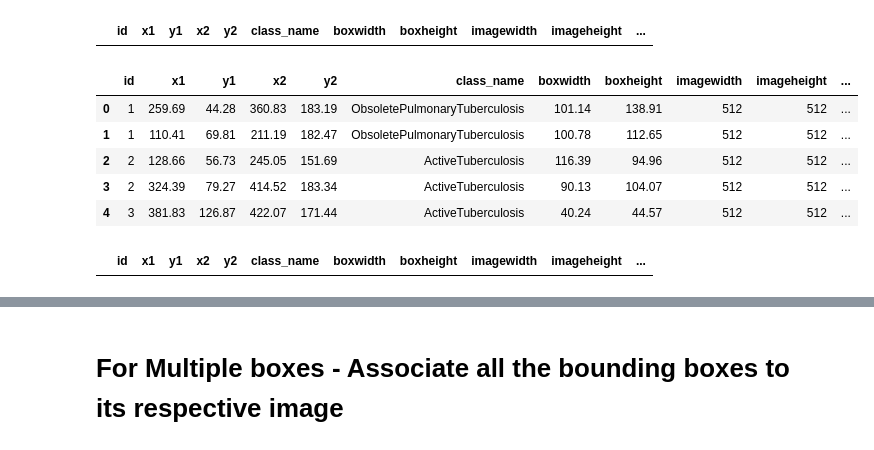
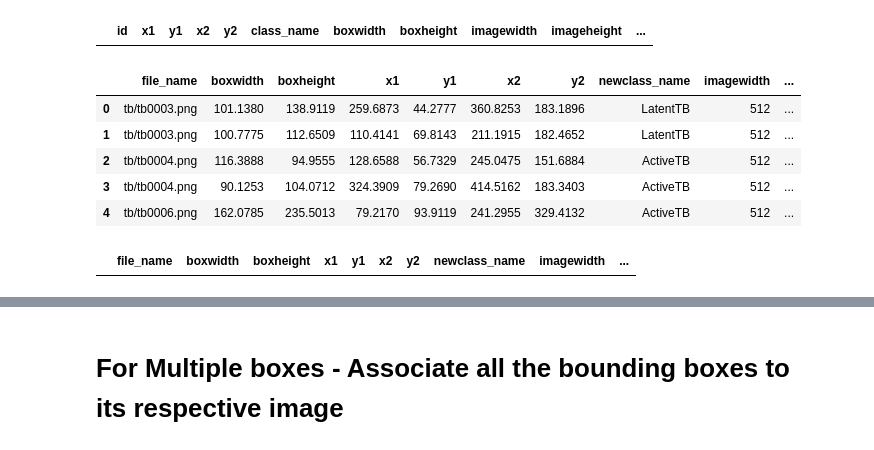
Before and after one commit to rg00345636/blog_new, a Jupyter notebook: notebook-experimenttb1_23JulyV1.ipynb, the cells around one changed output, grey strips where cells are left out. Drawn from its saved outputs; the diff is of its cells as text; code cells hidden in the pictures.

```diff
--- a/notebook-experimenttb1_23JulyV1.ipynb
+++ b/notebook-experimenttb1_23JulyV1.ipynb
@@ -1580,0 +1872,5 @@ df_allval.head()
+# %%
+# Peform ROUNDINg before Concatenating
+
+bbox_df_trainval = bbox_df_trainval.round(4)
+bbox_df_trainval.head()
@@ -1580,0 +1937,7 @@ df_allval.head()
+# %%
+width_ratio = 256 / bbox_df_val.imageheight
+height_ratio = 256 / bbox_df_val.imagewidth
+width_ratio = width_ratio.rename('width_ratio')
+height_ratio = height_ratio.rename('height_ratio')
+bbox_df_val = pd.concat([bbox_df_val, width_ratio, height_ratio], axis=1)
+bbox_df_train.head(2)
@@ -1580,0 +1950,15 @@ df_allval.head()
+# %%
+true_xmin = bbox_df_val.x1 * bbox_df_val.width_ratio
+true_ymin = bbox_df_val.y1 * bbox_df_val.height_ratio
+true_xmax = bbox_df_val.x2 * bbox_df_val.width_ratio
+true_ymax = bbox_df_val.y2 * bbox_df_val.height_ratio
+#true_width = (bbox_df_val.x2 - bbox_df_val.x1) * bbox_df_val.width_ratio
+#true_height = (bbox_df_val.y2 - bbox_df_val.y1) * bbox_df_val.height_ratio
+true_xmin = true_xmin.rename('true_xmin')
+true_ymin = true_ymin.rename('true_ymin')
+true_xmax = true_xmax.rename('true_xmax')
+true_ymax = true_ymax.rename('true_ymax')
+#true_width = true_width.rename('true_width')
+#true_height = true_height.rename('true_height')
+bbox_df_val = pd.concat([bbox_df_val, true_xmin, true_ymin, true_xmax, true_ymax], axis=1)
+bbox_df_val.head()
@@ -1580,0 +1972,3 @@ df_allval.head()
+# %%
+bbox_df_val = bbox_df_val.round(4)
+bbox_df_val.head()
@@ -1585,19 +1988,19 @@ df_allval[df_allval.file_name.isna() == True]
 # %%
 bbox = []
-for i in range(len(df_alltrainval)):
-    xmin = df_alltrainval.iloc[i, 1]
-    ymin = df_alltrainval.iloc[i, 2]
-    xmax = df_alltrainval.iloc[i, 6]  # --
-    ymax = df_alltrainval.iloc[i, 7]
+for i in range(len(bbox_df_val)):
+    xmin = bbox_df_val.iloc[i, 3]
+    ymin = bbox_df_val.iloc[i, 4]
+    xmax = bbox_df_val.iloc[i, 5]  # --
+    ymax = bbox_df_val.iloc[i, 6]
     bbox.append([xmin, ymin, xmax, ymax])
 bbox = pd.Series(bbox)
 bbox = bbox.rename('bbox')
-df_alltrainval = pd.concat([df_alltrainval, bbox], axis=1)
-df_alltrainval.head()
+bbox_df_val = pd.concat([bbox_df_val, bbox], axis=1)
+bbox_df_val.head()
 # %% [output]
-|  | id | x1 | y1 | x2 | y2 | class_name | boxwidth | boxheight | imagewidth | imageheight | ... |
-| 0 | 1 | 259.69 | 44.28 | 360.83 | 183.19 | ObsoletePulmonaryTuberculosis | 101.14 | 138.91 | 512 | 512 | ... |
-| 1 | 1 | 110.41 | 69.81 | 211.19 | 182.47 | ObsoletePulmonaryTuberculosis | 100.78 | 112.65 | 512 | 512 | ... |
-| 2 | 2 | 128.66 | 56.73 | 245.05 | 151.69 | ActiveTuberculosis | 116.39 | 94.96 | 512 | 512 | ... |
-| 3 | 2 | 324.39 | 79.27 | 414.52 | 183.34 | ActiveTuberculosis | 90.13 | 104.07 | 512 | 512 | ... |
-| 4 | 3 | 381.83 | 126.87 | 422.07 | 171.44 | ActiveTuberculosis | 40.24 | 44.57 | 512 | 512 | ... |
+|  | file_name | boxwidth | boxheight | x1 | y1 | x2 | y2 | newclass_name | imagewidth | ... |
+| 0 | tb/tb0003.png | 101.1380 | 138.9119 | 259.6873 | 44.2777 | 360.8253 | 183.1896 | LatentTB | 512 | ... |
+| 1 | tb/tb0003.png | 100.7775 | 112.6509 | 110.4141 | 69.8143 | 211.1915 | 182.4652 | LatentTB | 512 | ... |
+| 2 | tb/tb0004.png | 116.3888 | 94.9555 | 128.6588 | 56.7329 | 245.0475 | 151.6884 | ActiveTB | 512 | ... |
+| 3 | tb/tb0004.png | 90.1253 | 104.0712 | 324.3909 | 79.2690 | 414.5162 | 183.3403 | ActiveTB | 512 | ... |
+| 4 | tb/tb0006.png | 162.0785 | 235.5013 | 79.2170 | 93.9119 | 241.2955 | 329.4132 | ActiveTB | 512 | ... |
@@ -1604,4 +2012,4 @@ df_alltrainval.head()
 # %%
-df_alltrainval[df_alltrainval.file_name.isna() == True]
+bbox_df_val[bbox_df_val.file_name.isna() == True]
 # %% [output]
-|  | id | x1 | y1 | x2 | y2 | class_name | boxwidth | boxheight | imagewidth | imageheight | ... |
+|  | file_name | boxwidth | boxheight | x1 | y1 | x2 | y2 | newclass_name | imagewidth | ... |
```
Also changed, not shown: parts of 322 cells of this notebook.
